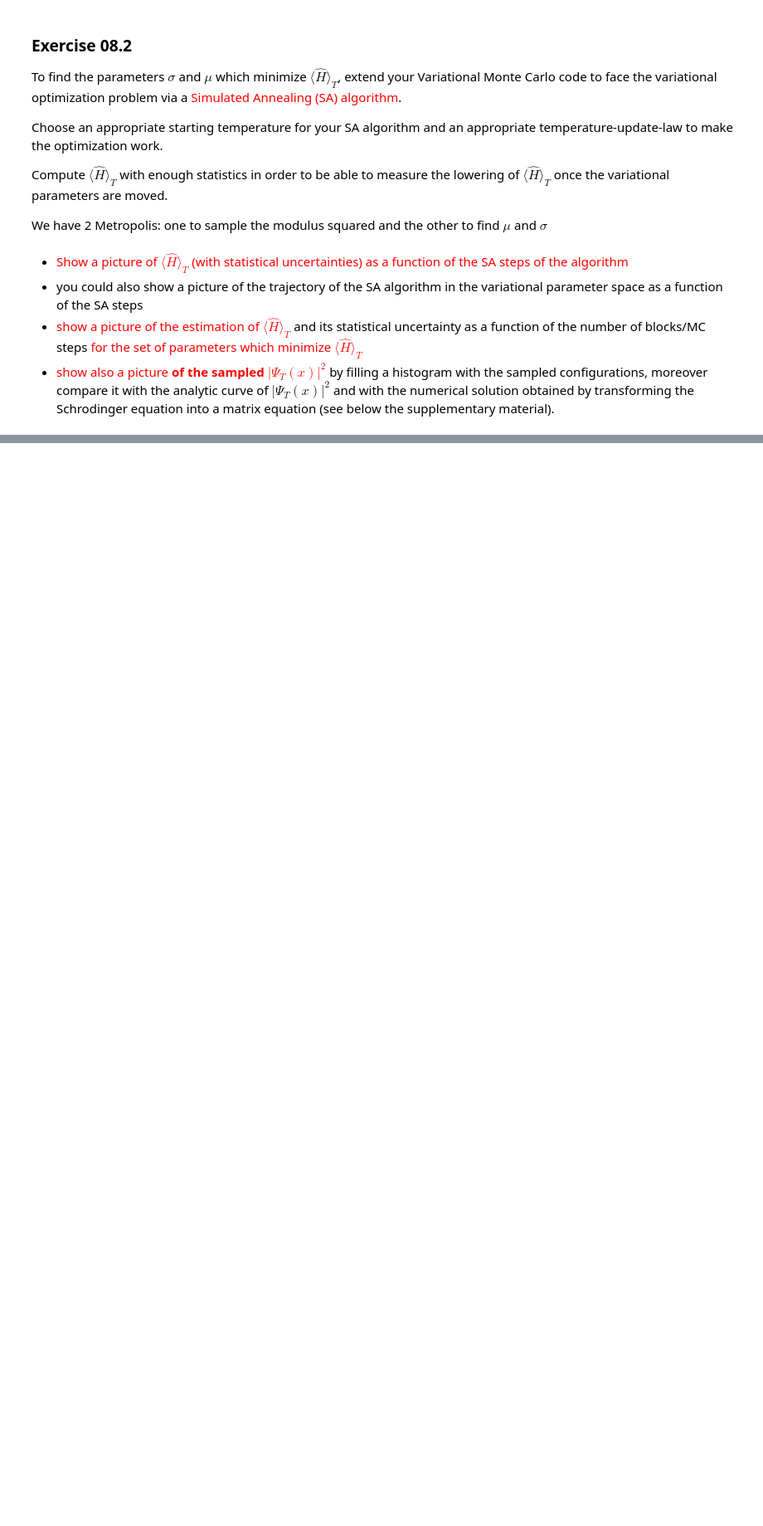
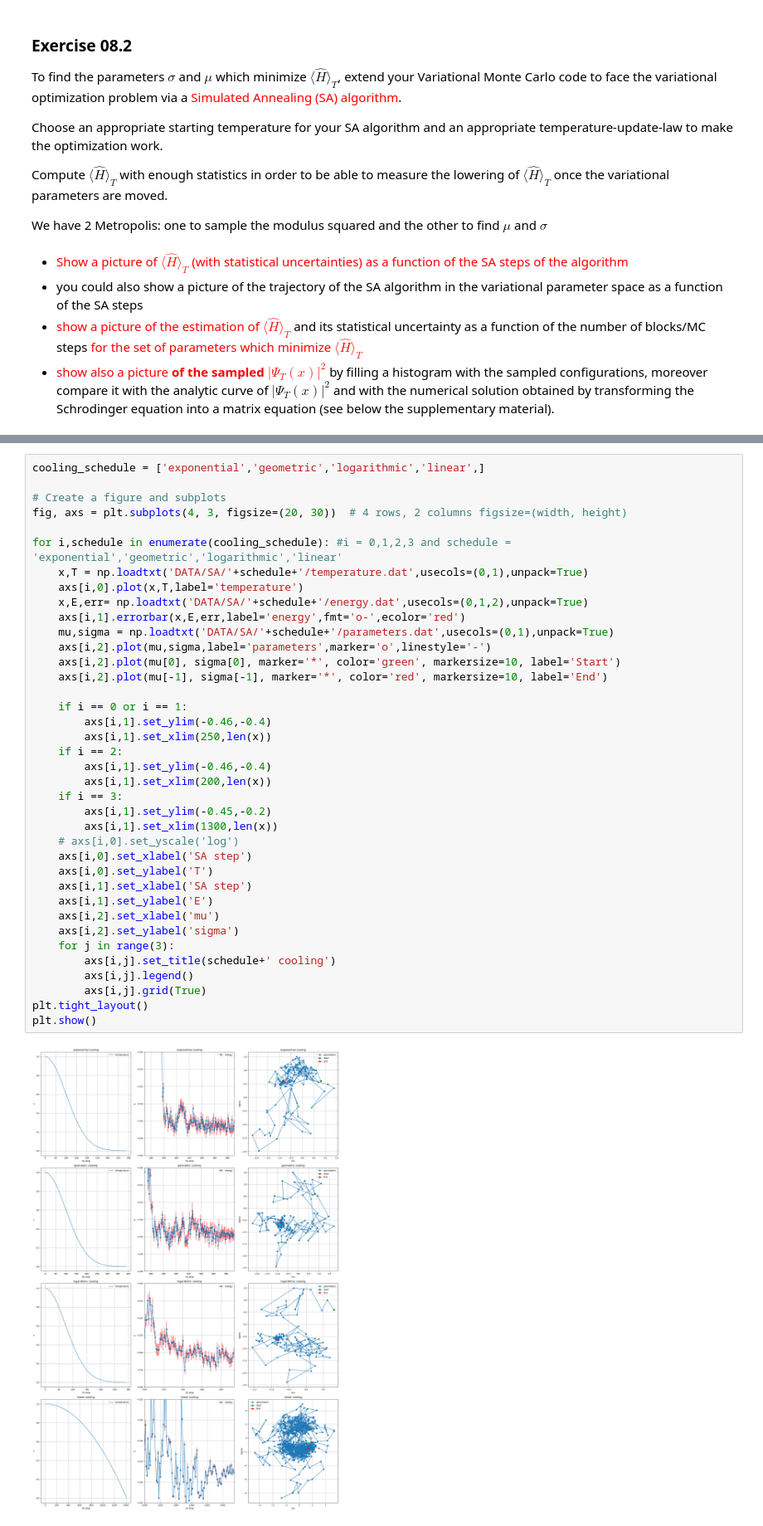
Before and after one commit to JiahaoMiao/LSN, a Jupyter notebook: Lezione_8/LSN_Exercises_08.ipynb, the cells around one changed output, grey strips where cells are left out. Shown at 83% size. Cells and saved outputs as stored; diff of their text form; blank space fills up the shorter version.

```diff
--- a/Lezione_8/LSN_Exercises_08.ipynb
+++ b/Lezione_8/LSN_Exercises_08.ipynb
@@ -160,0 +160,40 @@ A cooling schedule is a function that decreases the temperature TT over time in
+# %%
+cooling_schedule = ['exponential','geometric','logarithmic','linear',]
+
+# Create a figure and subplots
+fig, axs = plt.subplots(4, 3, figsize=(20, 30))  # 4 rows, 2 columns figsize=(width, height)
+
+for i,schedule in enumerate(cooling_schedule): #i = 0,1,2,3 and schedule = 'exponential','geometric','logarithmic','linear'
+    x,T = np.loadtxt('DATA/SA/'+schedule+'/temperature.dat',usecols=(0,1),unpack=True)
+    axs[i,0].plot(x,T,label='temperature')
+    x,E,err= np.loadtxt('DATA/SA/'+schedule+'/energy.dat',usecols=(0,1,2),unpack=True)
+    axs[i,1].errorbar(x,E,err,label='energy',fmt='o-',ecolor='red')
+    mu,sigma = np.loadtxt('DATA/SA/'+schedule+'/parameters.dat',usecols=(0,1),unpack=True)
+    axs[i,2].plot(mu,sigma,label='parameters',marker='o',linestyle='-')
+    axs[i,2].plot(mu[0], sigma[0], marker='*', color='green', markersize=10, label='Start')
+    axs[i,2].plot(mu[-1], sigma[-1], marker='*', color='red', markersize=10, label='End')
+
+    if i == 0 or i == 1:
+        axs[i,1].set_ylim(-0.46,-0.4)
+        axs[i,1].set_xlim(250,len(x))
+    if i == 2:
+        axs[i,1].set_ylim(-0.46,-0.4)
+        axs[i,1].set_xlim(200,len(x))
+    if i == 3:
+        axs[i,1].set_ylim(-0.45,-0.2)
+        axs[i,1].set_xlim(1300,len(x))
+    # axs[i,0].set_yscale('log')
+    axs[i,0].set_xlabel('SA step')
+    axs[i,0].set_ylabel('T')
+    axs[i,1].set_xlabel('SA step')
+    axs[i,1].set_ylabel('E')
+    axs[i,2].set_xlabel('mu')
+    axs[i,2].set_ylabel('sigma')
+    for j in range(3):
+        axs[i,j].set_title(schedule+' cooling')
+        axs[i,j].legend()
+        axs[i,j].grid(True)
+plt.tight_layout()
+plt.show()
+# %% [output]
+[figure, added]
```
Also changed, not shown: parts of 5 cells of this notebook, 25 other files.
